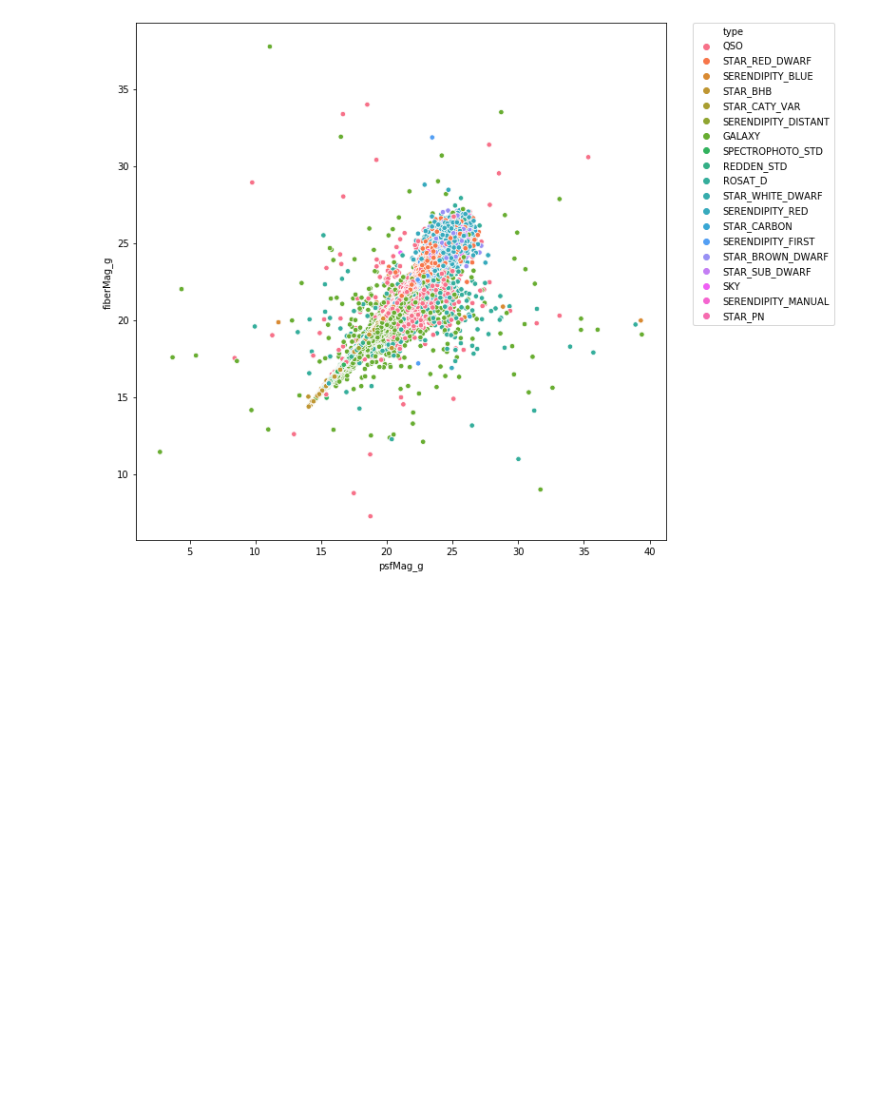
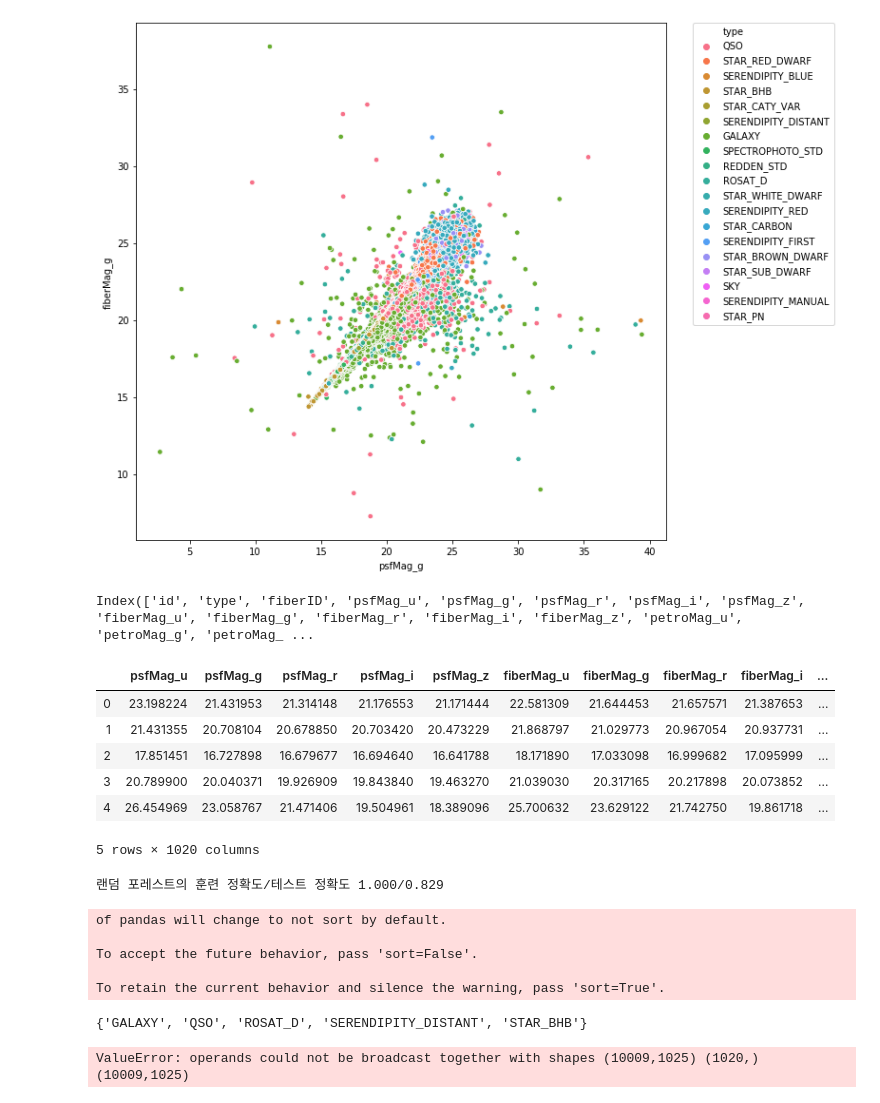
Before and after one commit to idjoopal/MLFW_study, a Jupyter notebook: Dacon/classification_universe.ipynb, the cells around one changed output. Saved outputs shown, nothing was run; the diff lists cells and outputs as text; code cells hidden in the pictures; blank space fills up the shorter version.

```diff
--- a/Dacon/classification_universe.ipynb
+++ b/Dacon/classification_universe.ipynb
@@ -113,5 +93,25 @@ plt.legend(bbox_to_anchor=(1.05, 1), loc=2, borderaxespad=0.)
 plt.show()
 # %% [output]
 [figure]
+# %%
+train.columns
+# %% [output]
+Index(['id', 'type', 'fiberID', 'psfMag_u', 'psfMag_g', 'psfMag_r', 'psfMag_i', 'psfMag_z', 'fiberMag_u', 'fiberMag_g', 'fiberMag_r', 'fiberMag_i', 'fiberMag_z', 'petroMag_u', 'petroMag_g', 'petroMag_ ...
+# %%
+train_NoutL_t = pd.merge(train_NoutL, train[['id','type','fiberID']], how='left', on='id')
+# %%
+train_nIDX = train_NoutL_t.drop(['id','type'], axis=1)
+train_nIDX['fiberID'] = train_nIDX['fiberID'].astype(str)
+train_ohe = pd.get_dummies(train_nIDX, prefix='', prefix_sep='')
+# %%
+train_ohe.head()
+# %% [output]
+|  | psfMag_u | psfMag_g | psfMag_r | psfMag_i | psfMag_z | fiberMag_u | fiberMag_g | fiberMag_r | fiberMag_i | ... |
+| 0 | 23.198224 | 21.431953 | 21.314148 | 21.176553 | 21.171444 | 22.581309 | 21.644453 | 21.657571 | 21.387653 | ... |
+| 1 | 21.431355 | 20.708104 | 20.678850 | 20.703420 | 20.473229 | 21.868797 | 21.029773 | 20.967054 | 20.937731 | ... |
+| 2 | 17.851451 | 16.727898 | 16.679677 | 16.694640 | 16.641788 | 18.171890 | 17.033098 | 16.999682 | 17.095999 | ... |
+| 3 | 20.789900 | 20.040371 | 19.926909 | 19.843840 | 19.463270 | 21.039030 | 20.317165 | 20.217898 | 20.073852 | ... |
+| 4 | 26.454969 | 23.058767 | 21.471406 | 19.504961 | 18.389096 | 25.700632 | 23.629122 | 21.742750 | 19.861718 | ... |
+5 rows × 1020 columns
 # %%
 from sklearn.model_selection import train_test_split
@@ -125,0 +132,16 @@ X_train, X_test, y_train, y_test =\
+# %%
+from sklearn.ensemble import RandomForestClassifier
+
+forest = RandomForestClassifier(n_estimators=100, n_jobs=4)
+
+forest.fit(X_train_norm, y_train)
+
+y_train_pred = forest.predict(X_train_norm)
+y_test_pred = forest.predict(X_test_norm)
+
+forest_train = accuracy_score(y_train, y_train_pred)
+forest_test = accuracy_score(y_test, y_test_pred)
+print('랜덤 포레스트의 훈련 정확도/테스트 정확도 %.3f/%.3f'
+      % (forest_train, forest_test))
+# %% [output]
+랜덤 포레스트의 훈련 정확도/테스트 정확도 1.000/0.829
@@ -125,0 +152,18 @@ X_train, X_test, y_train, y_test =\
+# %%
+col_add = set(train_ohe.columns.array) - set(test_ohe.columns.array)
+test_ohe_f = pd.concat([test_ohe, pd.DataFrame(columns = col_add)])
+test_ohe_f = test_ohe_f.fillna(0.0)
+# %% [output]
+of pandas will change to not sort by default.
+
+To accept the future behavior, pass 'sort=False'.
+
+To retain the current behavior and silence the warning, pass 'sort=True'.
+# %%
+set(test_ohe.columns.array) - set(train_ohe.columns.array)
+# %% [output]
+{'GALAXY', 'QSO', 'ROSAT_D', 'SERENDIPITY_DISTANT', 'STAR_BHB'}
+# %%
+test_ohe_norm = mms.transform(test_ohe_f)
+# %% [output]
+ValueError: operands could not be broadcast together with shapes (10009,1025) (1020,) (10009,1025)
```
Also changed, not shown: parts of 17 cells of this notebook, 2 other files.
